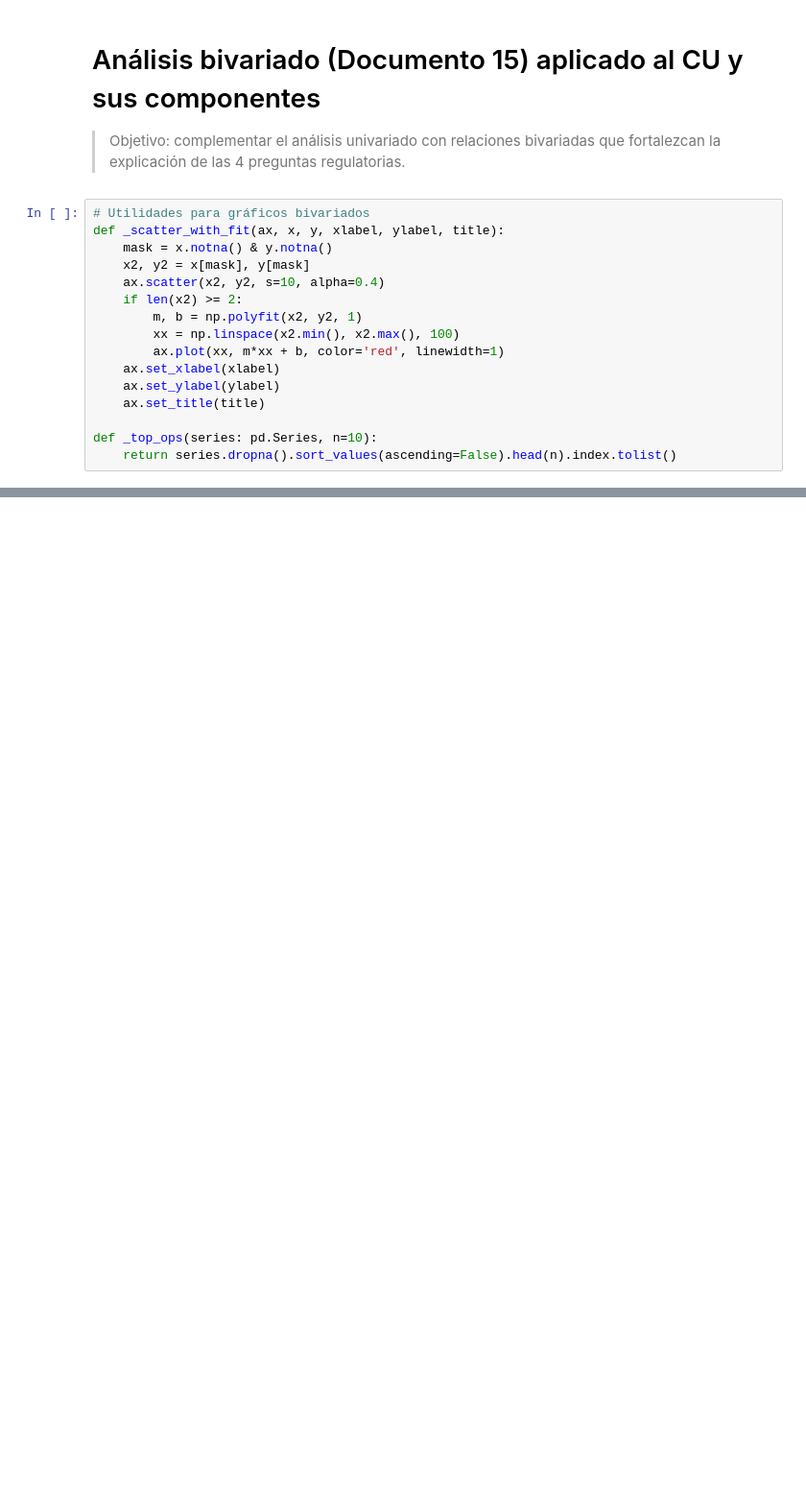
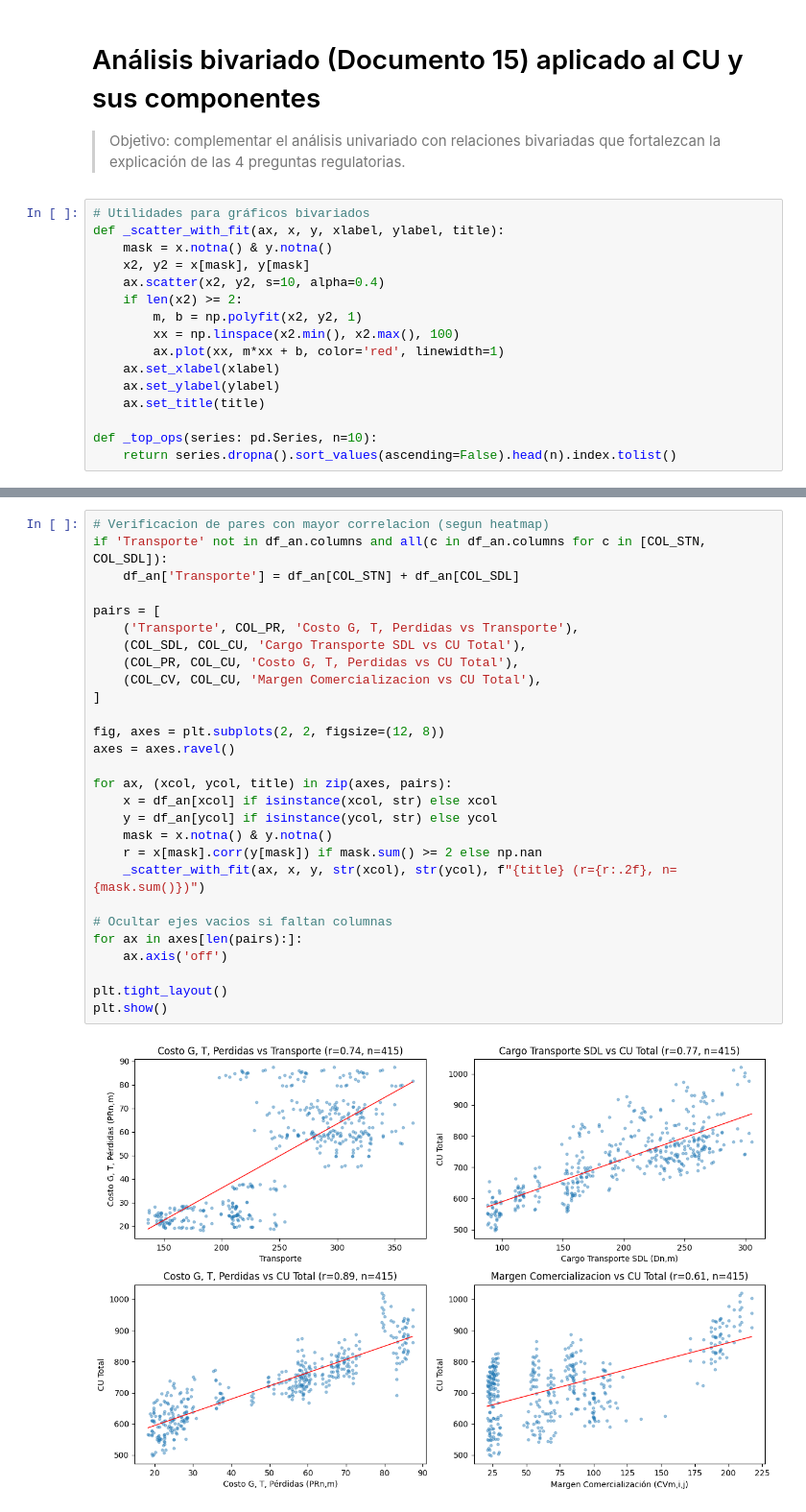
Before and after one commit to estebanvsq/Proyecto_AnalisisDeDatos, a Jupyter notebook: Proyecto/Copia_Limpieza.ipynb, the cells around one changed output, grey strips where cells are left out. Shown at 96% size. Saved outputs shown, nothing was run; the diff lists cells and outputs as text; blank space fills up the shorter version.

```diff
--- a/Proyecto/Copia_Limpieza.ipynb
+++ b/Proyecto/Copia_Limpieza.ipynb
@@ -1058,0 +1133,30 @@ plt.show()
+# %%
+# Verificacion de pares con mayor correlacion (segun heatmap)
+if 'Transporte' not in df_an.columns and all(c in df_an.columns for c in [COL_STN, COL_SDL]):
+    df_an['Transporte'] = df_an[COL_STN] + df_an[COL_SDL]
+
+pairs = [
+    ('Transporte', COL_PR, 'Costo G, T, Perdidas vs Transporte'),
+    (COL_SDL, COL_CU, 'Cargo Transporte SDL vs CU Total'),
+    (COL_PR, COL_CU, 'Costo G, T, Perdidas vs CU Total'),
+    (COL_CV, COL_CU, 'Margen Comercializacion vs CU Total'),
+]
+
+fig, axes = plt.subplots(2, 2, figsize=(12, 8))
+axes = axes.ravel()
+
+for ax, (xcol, ycol, title) in zip(axes, pairs):
+    x = df_an[xcol] if isinstance(xcol, str) else xcol
+    y = df_an[ycol] if isinstance(ycol, str) else ycol
+    mask = x.notna() & y.notna()
+    r = x[mask].corr(y[mask]) if mask.sum() >= 2 else np.nan
+    _scatter_with_fit(ax, x, y, str(xcol), str(ycol), f"{title} (r={r:.2f}, n={mask.sum()})")
+
+# Ocultar ejes vacios si faltan columnas
+for ax in axes[len(pairs):]:
+    ax.axis('off')
+
+plt.tight_layout()
+plt.show()
+# %% [output]
+[figure, added]
```
Also changed, not shown: parts of 6 cells of this notebook.
